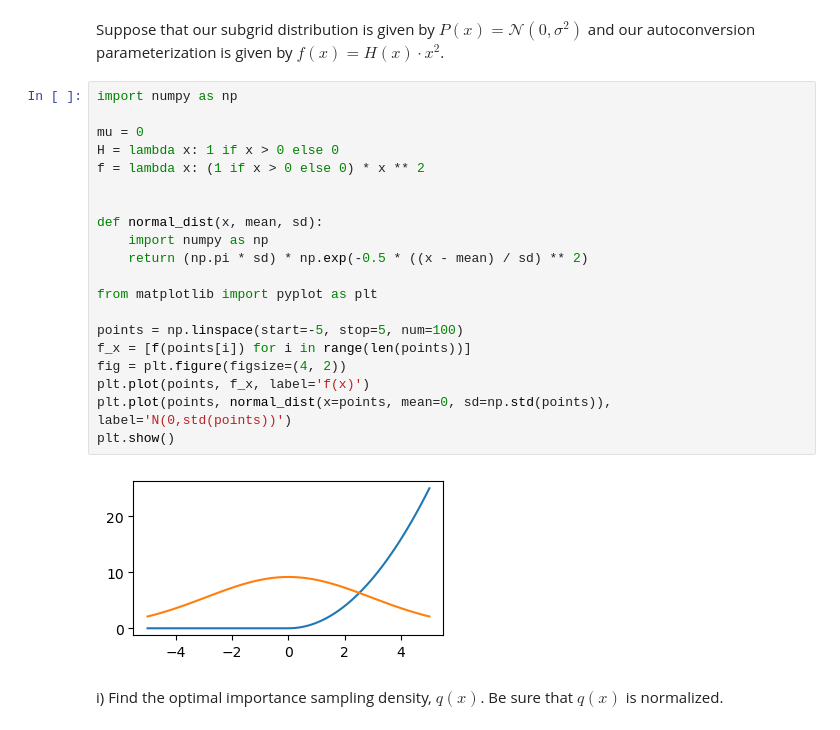
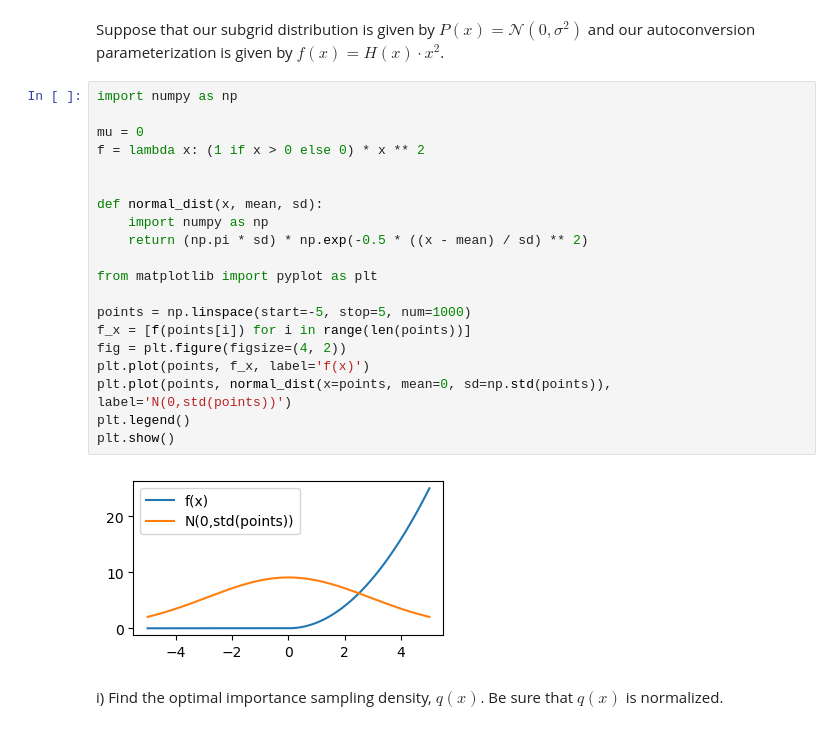
Before and after one commit to svbergmann/Mathematical-modeling-of-the-atmosphere, a Jupyter notebook: exercises/uebung_6.ipynb, the cells around one changed output. Drawn from its saved outputs; the diff is of its cells as text.

```diff
--- a/exercises/uebung_6.ipynb
+++ b/exercises/uebung_6.ipynb
@@ -6,24 +6,24 @@ parameterization is given by $f(x) = H(x) \cdot x^2$.
 # %%
 import numpy as np
 
 mu = 0
-H = lambda x: 1 if x > 0 else 0
 f = lambda x: (1 if x > 0 else 0) * x ** 2
 
 
 def normal_dist(x, mean, sd):
     import numpy as np
     return (np.pi * sd) * np.exp(-0.5 * ((x - mean) / sd) ** 2)
 
 from matplotlib import pyplot as plt
 
-points = np.linspace(start=-5, stop=5, num=100)
+points = np.linspace(start=-5, stop=5, num=1000)
 f_x = [f(points[i]) for i in range(len(points))]
 fig = plt.figure(figsize=(4, 2))
 plt.plot(points, f_x, label='f(x)')
 plt.plot(points, normal_dist(x=points, mean=0, sd=np.std(points)), label='N(0,std(points))')
+plt.legend()
 plt.show()
 # %% [output]
-[figure, old version]
+[figure, new version]
 # %% [markdown]
 i) Find the optimal importance sampling density, $q(x)$. Be sure that $q(x)$ is normalized.
```
Also changed, not shown: 1 other file.
